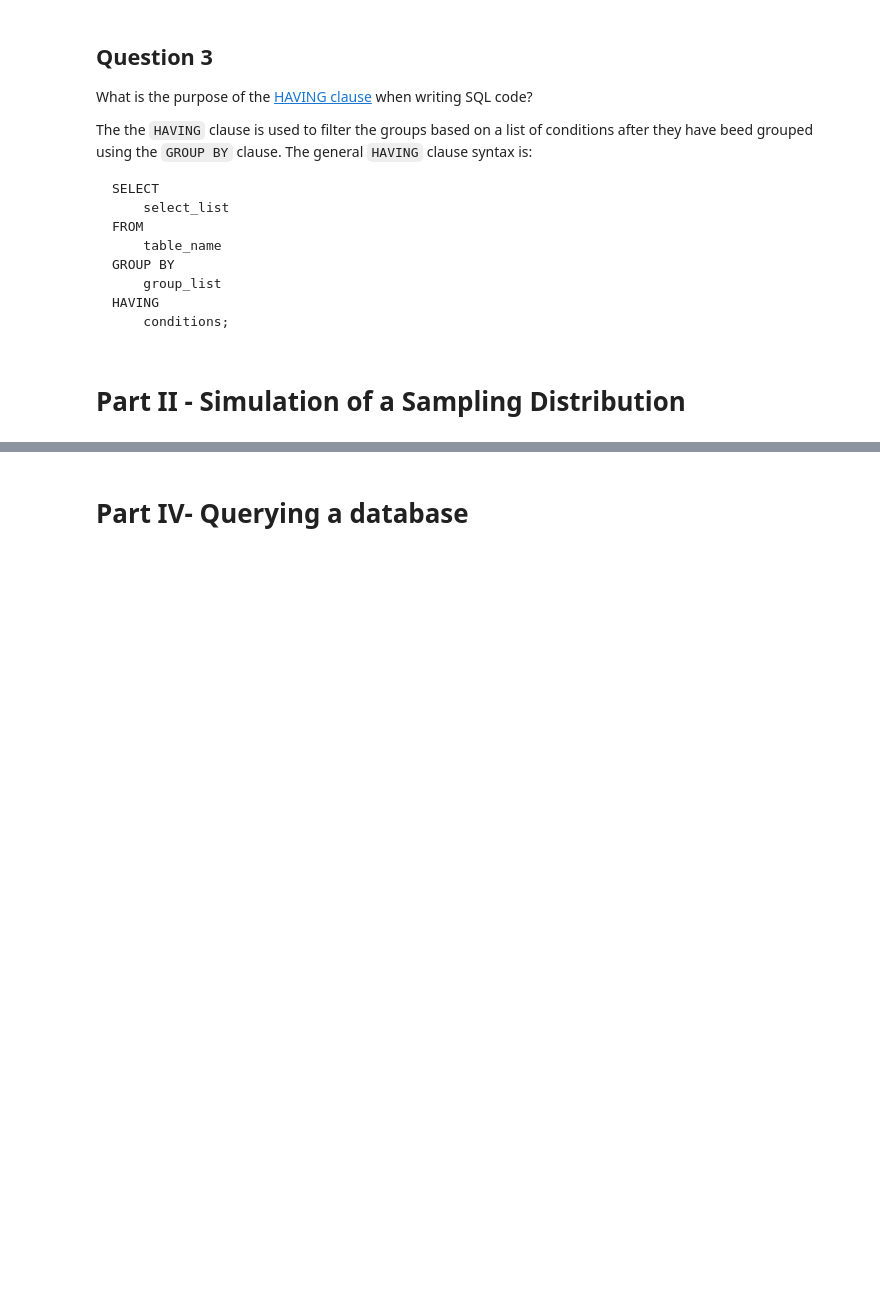
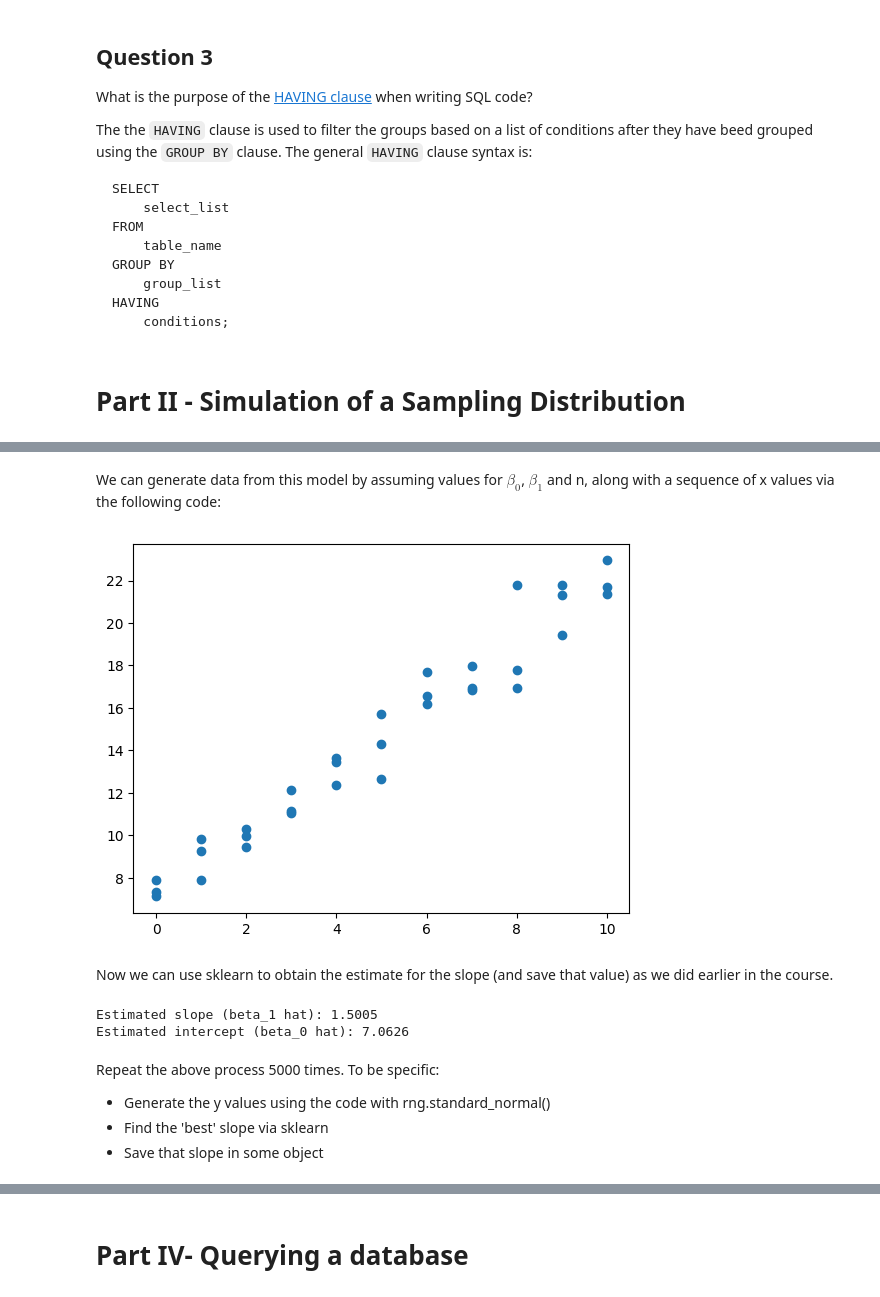
Before and after one commit to hzhoujoy/ST554_HomeWork5, a Jupyter notebook: HomeWork5.ipynb, the cells around one changed output, grey strips where cells are left out. Cells and saved outputs as stored; diff of their text form; code cells hidden in the pictures; blank space fills up the shorter version.

```diff
--- a/HomeWork5.ipynb
+++ b/HomeWork5.ipynb
@@ -78,0 +85,49 @@ We will use simulation to invertigate the sampling distribution of
+# %% [markdown]
+We can generate data from this model by assuming values for $\beta_0$, $\beta_1$ and n, along with a sequence of x values via the following code:
+# %%
+#import some modules needed
+import matplotlib.pyplot as plt
+import numpy as np
+from numpy.random import default_rng
+rng = default_rng(32)
+beta_0 = 7
+beta_1 = 1.5
+# get three 'values' of x at each integer from 0 to 10.
+x = np.array(list(np.linspace(start = 0, stop = 10, num = 11))*3)
+n = 33
+#create the 'responses' modeled from the line plus a random deviation
+y = beta_0 + beta_1*x + rng.standard_normal(n)
+#visualize the data
+plt.scatter(x = x, y = y)
+plt.show()
+# %% [output]
+[figure, added]
+# %% [markdown]
+Now we can use sklearn to obtain the estimate for the slope (and save that value) as we did
+earlier in the course.
+# %%
+from sklearn import linear_model
+import numpy as np
+
+# sklearn expects a 2D array for X
+X = x.reshape(-1, 1)
+
+# Fit SLR with intercept
+reg = linear_model.LinearRegression() #Create a reg objec
+reg.fit(X, y)
+
+# Extract and save the slope (and intercept if you want)
+slope_hat = reg.coef_
+intercept_hat = reg.intercept_
+
+print(f"Estimated slope (beta_1 hat): {slope_hat[0]:.4f}")
+print(f"Estimated intercept (beta_0 hat): {intercept_hat:.4f}")
+# %% [output]
+Estimated slope (beta_1 hat): 1.5005
+Estimated intercept (beta_0 hat): 7.0626
+# %% [markdown]
+Repeat the above process 5000 times. To be specific:
+
+- Generate the y values using the code with rng.standard_normal()
+- Find the 'best' slope via sklearn
+- Save that slope in some object
```
Also changed, not shown: parts of 15 cells of this notebook.
